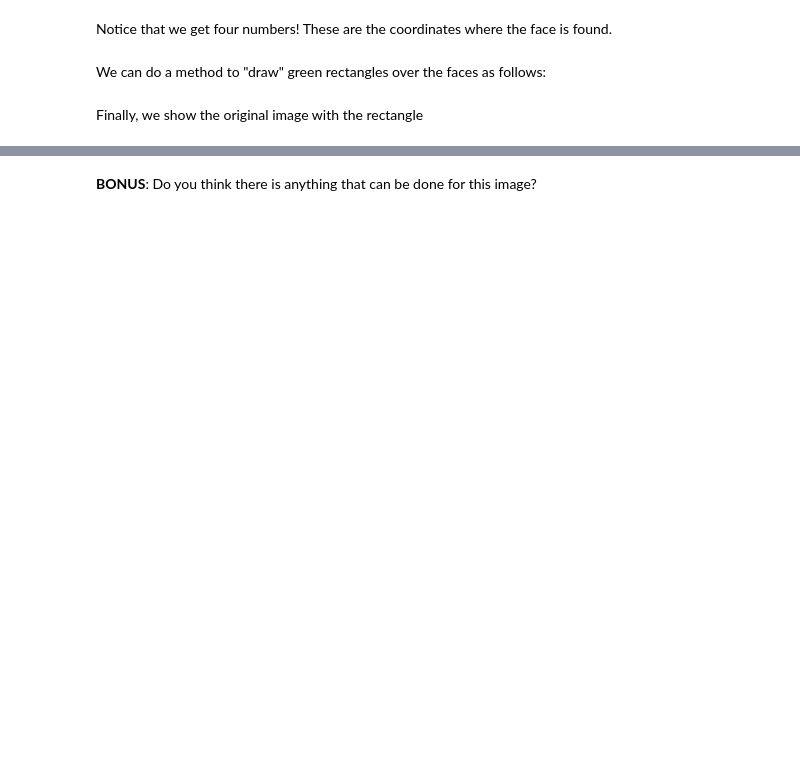
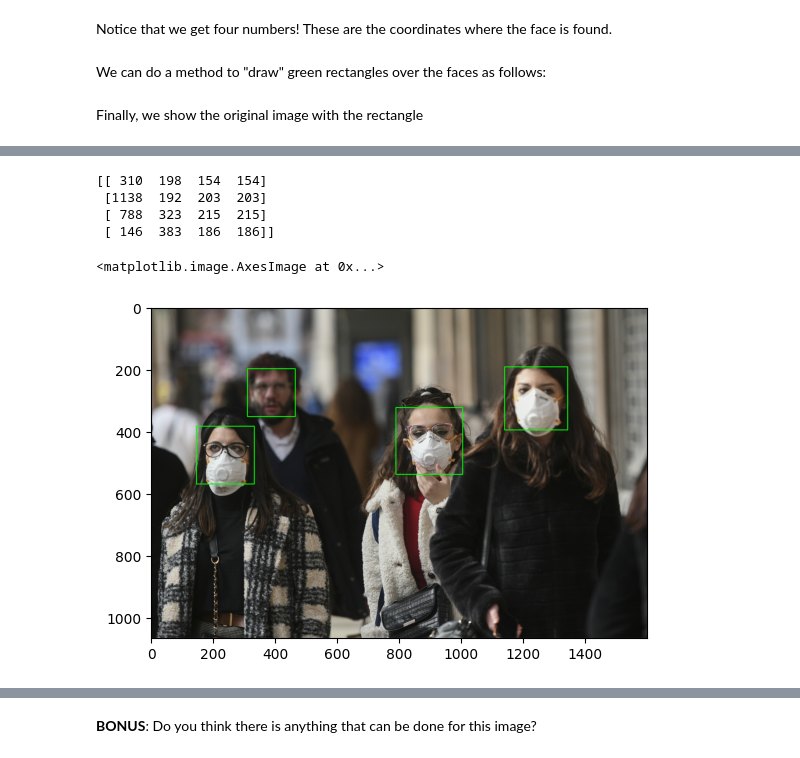
Before and after one commit to carlosfmorenog/MLCyberSec, a Jupyter notebook: Example_FaceDetection.ipynb, the cells around one changed output, grey strips where cells are left out. Saved outputs shown, nothing was run; the diff lists cells and outputs as text; code cells hidden in the pictures; blank space fills up the shorter version.

```diff
--- a/Example_FaceDetection.ipynb
+++ b/Example_FaceDetection.ipynb
@@ -71,6 +87,6 @@ Then, we use the **frontalface** .xml model (which someone has already created f
 # %%
 # Load the classifier and create a cascade object for face detection
-face_cascade = cv2.CascadeClassifier('/content/MLCyberSecFace/haarcascade_frontalface_alt.xml')
+face_cascade = cv2.CascadeClassifier('/content/MLCyberSecBiometrics/haarcascade_frontalface_alt.xml')
 # Detect faces
 detected_faces = face_cascade.detectMultiScale(grayscale_image)
 print(detected_faces)
@@ -92,16 +113,22 @@ plt.imshow(cv2.cvtColor(original_image, cv2.COLOR_BGR2RGB))
 Do you think this works with a facemask?
 ![Fig. 12. Facemask example 1](https://www.dropbox.com/s/hu4idfcm07xk528/facemask.jpg?raw=1)
 # %%
-original_image = cv2.imread('/content/MLCyberSecFace/facemask.jpg')
+original_image = cv2.imread('/content/MLCyberSecBiometrics/facemask.jpg')
 grayscale_image = cv2.cvtColor(original_image, cv2.COLOR_BGR2GRAY)
-face_cascade = cv2.CascadeClassifier('/content/MLCyberSecFace/haarcascade_frontalface_alt.xml')
 detected_faces = face_cascade.detectMultiScale(grayscale_image)
 print(detected_faces)
 for (column, row, width, height) in detected_faces:
     cv2.rectangle(original_image,(column, row),
         (column + width, row + height),
         (0, 255, 0),2)
 plt.imshow(cv2.cvtColor(original_image, cv2.COLOR_BGR2RGB))
+# %% [output]
+[[ 310  198  154  154]
+ [1138  192  203  203]
+ [ 788  323  215  215]
+ [ 146  383  186  186]]
+<matplotlib.image.AxesImage at 0x...>
+[figure, added]
 # %% [markdown]
 How about now?
 ![Fig. 13. Facemask example 2](https://www.dropbox.com/s/594o736z80aauxm/facemask2.jpg?raw=1)
```
Also changed, not shown: parts of 8 cells of this notebook.
